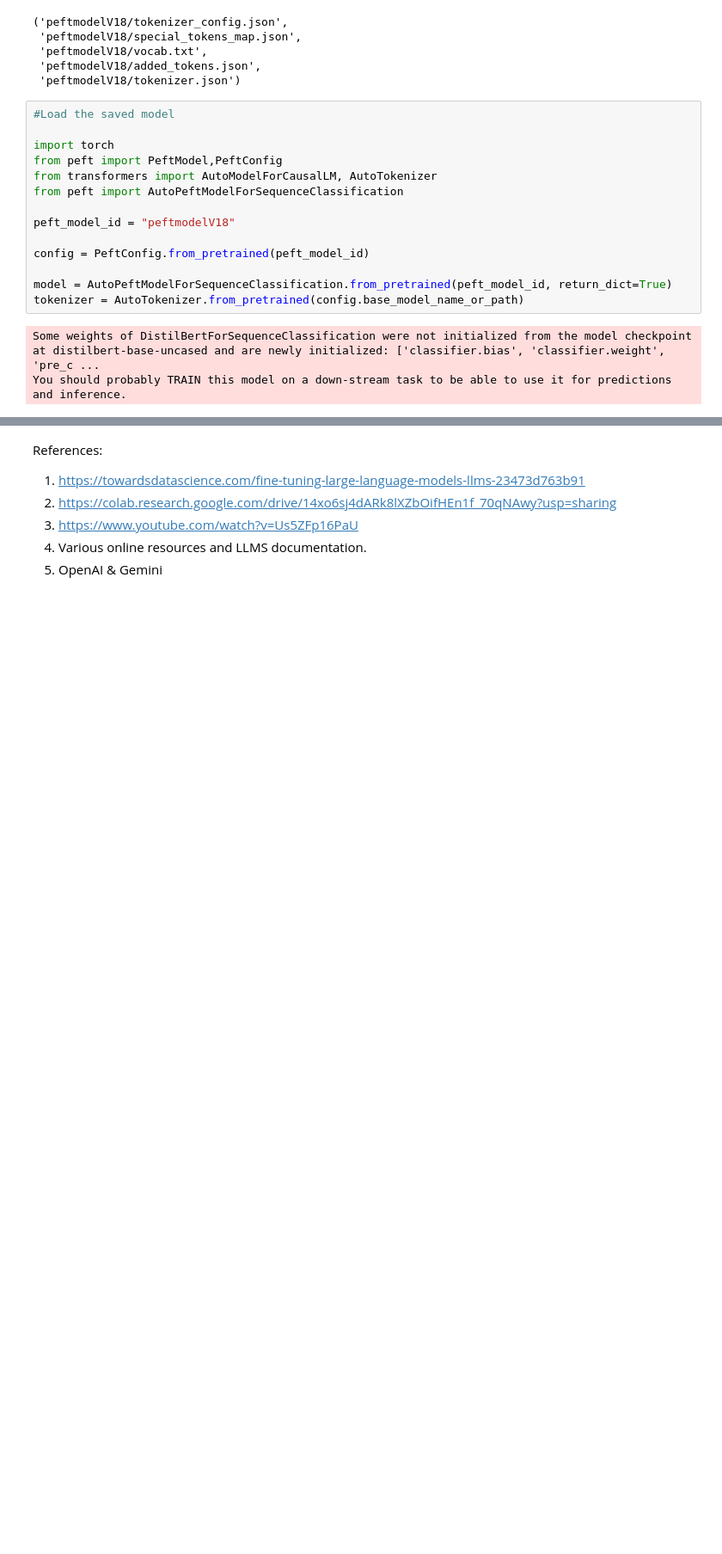
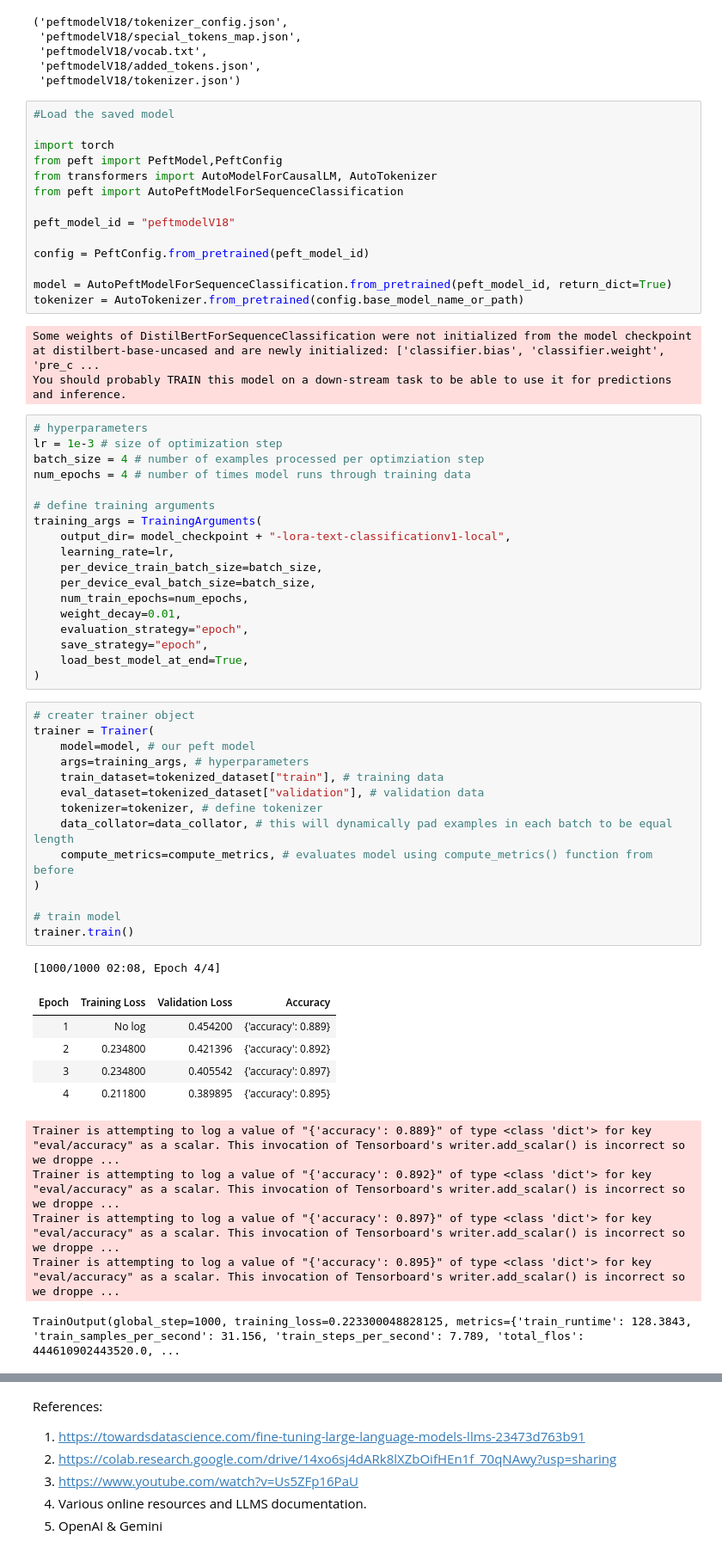
Before and after one commit to chitraju-chaithanya/FineTuneSequentialModel, a Jupyter notebook: FineTuneSequentialModel.ipynb, the cells around one changed output, grey strips where cells are left out. Shown: that part at 86% size. Cells and saved outputs as stored; diff of their text form; blank space fills up the shorter version.

```diff
--- a/FineTuneSequentialModel.ipynb
+++ b/FineTuneSequentialModel.ipynb
@@ -412,3 +430,47 @@ tokenizer = AutoTokenizer.from_pretrained(config.base_model_name_or_path)
 # %% [output]
 Some weights of DistilBertForSequenceClassification were not initialized from the model checkpoint at distilbert-base-uncased and are newly initialized: ['classifier.bias', 'classifier.weight', 'pre_c ...
 You should probably TRAIN this model on a down-stream task to be able to use it for predictions and inference.
+# %%
+# hyperparameters
+lr = 1e-3 # size of optimization step
+batch_size = 4 # number of examples processed per optimziation step
+num_epochs = 4 # number of times model runs through training data
+
+# define training arguments
+training_args = TrainingArguments(
+    output_dir= model_checkpoint + "-lora-text-classificationv1-local",
+    learning_rate=lr,
+    per_device_train_batch_size=batch_size,
+    per_device_eval_batch_size=batch_size,
+    num_train_epochs=num_epochs,
+    weight_decay=0.01,
+    evaluation_strategy="epoch",
+    save_strategy="epoch",
+    load_best_model_at_end=True,
+)
+# %%
+# creater trainer object
+trainer = Trainer(
+    model=model, # our peft model
+    args=training_args, # hyperparameters
+    train_dataset=tokenized_dataset["train"], # training data
+    eval_dataset=tokenized_dataset["validation"], # validation data
+    tokenizer=tokenizer, # define tokenizer
+    data_collator=data_collator, # this will dynamically pad examples in each batch to be equal length
+    compute_metrics=compute_metrics, # evaluates model using compute_metrics() function from before
+)
+
+# train model
+trainer.train()
+# %% [output]
+[1000/1000 02:08, Epoch 4/4]
+| Epoch | Training Loss | Validation Loss | Accuracy |
+| 1 | No log | 0.454200 | {'accuracy': 0.889} |
+| 2 | 0.234800 | 0.421396 | {'accuracy': 0.892} |
+| 3 | 0.234800 | 0.405542 | {'accuracy': 0.897} |
+| 4 | 0.211800 | 0.389895 | {'accuracy': 0.895} |
+Trainer is attempting to log a value of "{'accuracy': 0.889}" of type <class 'dict'> for key "eval/accuracy" as a scalar. This invocation of Tensorboard's writer.add_scalar() is incorrect so we droppe ...
+Trainer is attempting to log a value of "{'accuracy': 0.892}" of type <class 'dict'> for key "eval/accuracy" as a scalar. This invocation of Tensorboard's writer.add_scalar() is incorrect so we droppe ...
+Trainer is attempting to log a value of "{'accuracy': 0.897}" of type <class 'dict'> for key "eval/accuracy" as a scalar. This invocation of Tensorboard's writer.add_scalar() is incorrect so we droppe ...
+Trainer is attempting to log a value of "{'accuracy': 0.895}" of type <class 'dict'> for key "eval/accuracy" as a scalar. This invocation of Tensorboard's writer.add_scalar() is incorrect so we droppe ...
+TrainOutput(global_step=1000, training_loss=0.223300048828125, metrics={'train_runtime': 128.3843, 'train_samples_per_second': 31.156, 'train_steps_per_second': 7.789, 'total_flos': 444610902443520.0, ...
```
Also changed, not shown: parts of 4 cells of this notebook.
